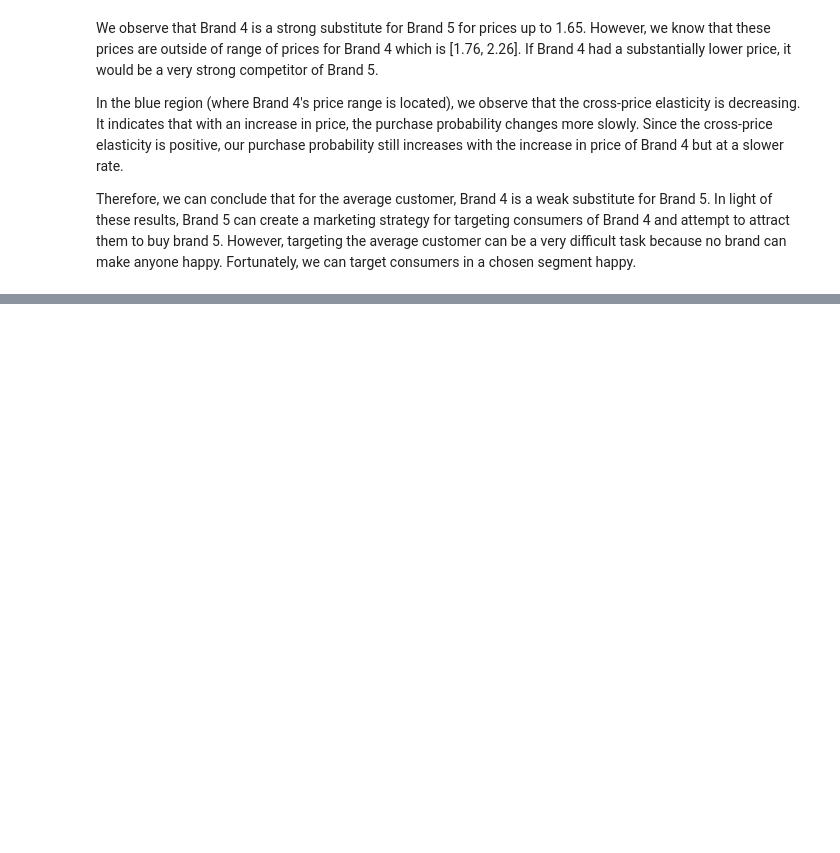
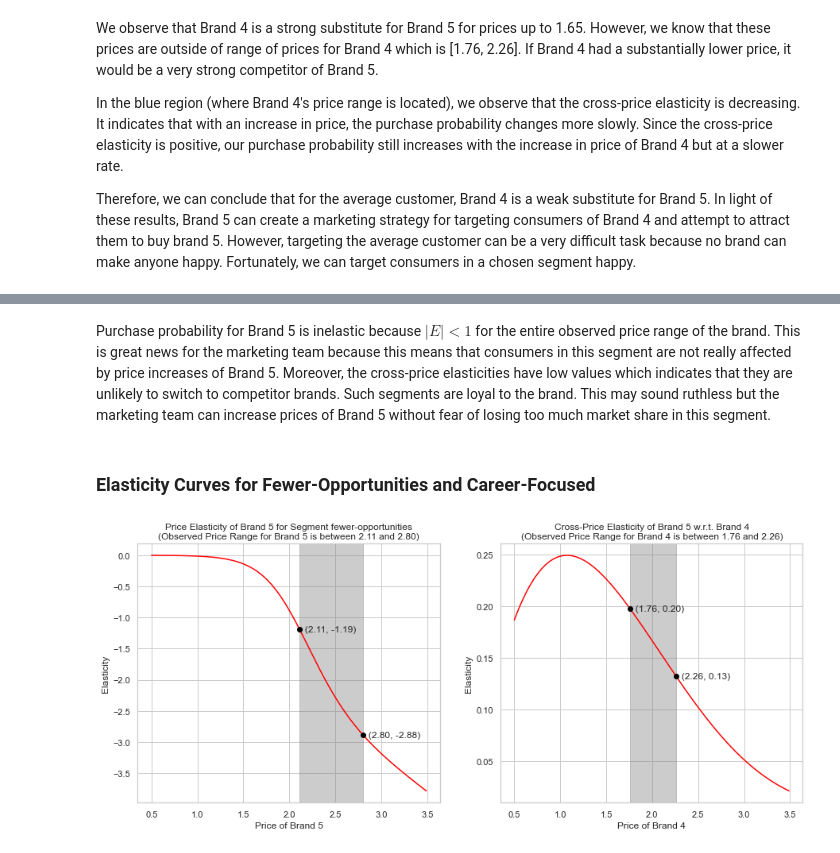
Before and after one commit to sheikhomar/customer-analytics, a Jupyter notebook: n04_modelling_brand_choice.ipynb, the cells around one changed output, grey strips where cells are left out. Saved outputs shown, nothing was run; the diff lists cells and outputs as text; code cells hidden in the pictures; blank space fills up the shorter version.

```diff
--- a/n04_modelling_brand_choice.ipynb
+++ b/n04_modelling_brand_choice.ipynb
@@ -224,0 +317,8 @@ Therefore, we can conclude that for the average customer, Brand 4 is a weak subs
+# %% [markdown]
+Purchase probability for Brand 5 is inelastic because $|E| < 1$ for the entire observed price range of the brand. This is great news for the marketing team because this means that consumers in this segment are not really affected by price increases of Brand 5. Moreover, the cross-price elasticities have low values which indicates that they are unlikely to switch to competitor brands. Such segments are loyal to the brand. This may sound ruthless but the marketing team can increase prices of Brand 5 without fear of losing too much market share in this segment.
+# %% [markdown]
+### Elasticity Curves for Fewer-Opportunities and Career-Focused
+# %%
+plot_price_elasticities_for_segment(segment=1, own_brand=5, cross_brand=4);
+# %% [output]
+[figure, added]
```
Also changed, not shown: parts of 14 cells of this notebook, 1 other file.
